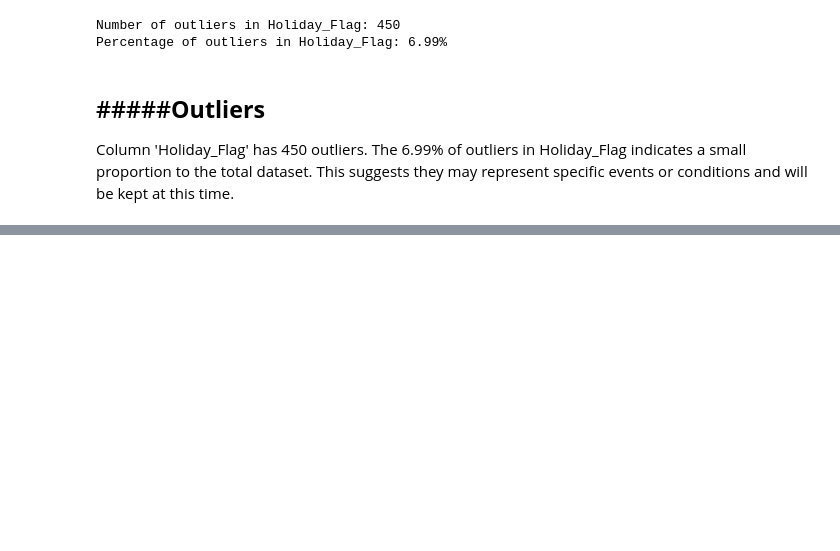
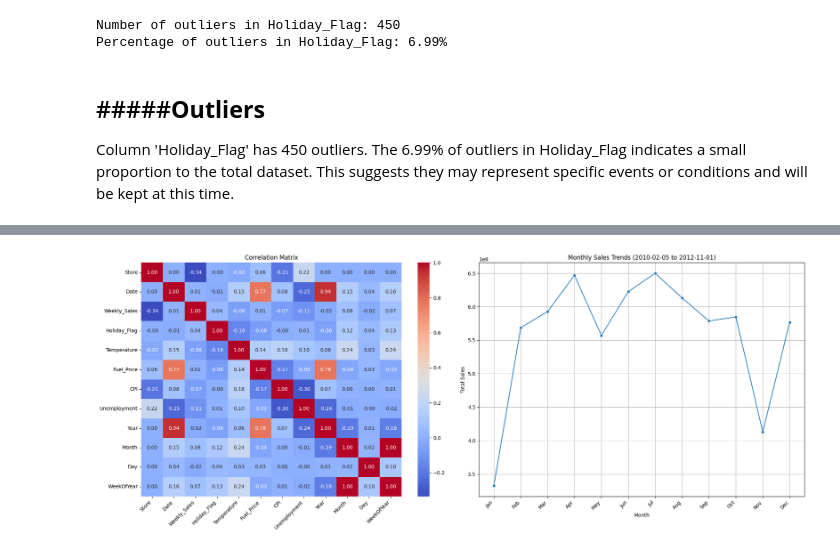
Before and after one commit to klbailey/ADA, a Jupyter notebook: Walmart_Demand_Forecasting_Final_Project_2ipynb.ipynb, the cells around one changed output, grey strips where cells are left out. Cells and saved outputs as stored; diff of their text form; code cells hidden in the pictures; blank space fills up the shorter version.

```diff
--- a/Walmart_Demand_Forecasting_Final_Project_2ipynb.ipynb
+++ b/Walmart_Demand_Forecasting_Final_Project_2ipynb.ipynb
@@ -93,6 +94,25 @@ else:
     print(f"There are {missing_values} missing values in the DataFrame.")
 print()
 
+#Check for duplicates
+duplicate_rows = df[df.duplicated()]
+if not duplicate_rows.empty:
+    print("Duplicate rows found in the DataFrame:")
+    print(duplicate_rows)
+else:
+    print("No duplicate rows found in the DataFrame.")
+print()
+
+# Check for unique values (Store expected to have unique identifier; Year, Month, day, WeekOfYear derived from Date are used for
+# time-series analysis, trends, patterns, etc so need to ensur uniqueness here. Other columns are continuous or categorical that do not
+# require unique check)
+columns_to_check_unique = ['Store', 'Year', 'Month', 'Day', 'WeekOfYear']
+for col in columns_to_check_unique:
+    unique_values = df[col].unique()
+    print(f"Unique values in '{col}':")
+    print(unique_values)
+    print()
+
 # Descriptive statistics
 print("Descriptive Statistics:")
 print(df.describe())
@@ -314,0 +319,58 @@ Low variance: anaemia, diabetes, high_blood_pressure, sex, smoking, DEATH_EVENT
+# %%
+# Correlation matrix visualization
+correlation_matrix = df.corr()
+plt.figure(figsize=(20, 8))  # Adjust figsize as needed
+plt.subplot(1, 2, 1)
+sns.heatmap(correlation_matrix, annot=True, cmap='coolwarm', fmt=".2f")
+plt.xticks(rotation=45, ha='right')
+plt.title('Correlation Matrix')
+
+# Monthly sales trends visualization
+plt.subplot(1, 2, 2)
+monthly_sales = df.groupby('Month')['Weekly_Sales'].sum()
+sns.lineplot(x=monthly_sales.index, y=monthly_sales.values, marker='o')
+plt.xticks(range(1, 13), ['Jan', 'Feb', 'Mar', 'Apr', 'May', 'Jun', 'Jul', 'Aug', 'Sep', 'Oct', 'Nov', 'Dec'], rotation=45, ha='right')
+plt.xlabel('Month')
+plt.ylabel('Total Sales')
+plt.title('Monthly Sales Trends (2010-02-05 to 2012-11-01)')
+plt.grid(True)
+
+# Adjust layout
+plt.tight_layout()
+plt.show()
+
+# Define thresholds for interpreting correlations
+moderate_corr_threshold = 0.5
+high_corr_threshold = 0.7
+
+# Function to summarize correlations
+def summarize_correlations(corr_matrix):
+    print("Correlation Summaries:")
+    visited_pairs = set()  # To keep track of visited pairs
+    for i, col in enumerate(corr_matrix.columns):
+        for j, row in enumerate(corr_matrix.index):
+            if i != j:  # Exclude self-correlation (diagonal elements)
+                pair = tuple(sorted([row, col]))  # Sort pair to avoid duplicate output
+                if pair not in visited_pairs:
+                    visited_pairs.add(pair)
+                    correlation = corr_matrix.loc[row, col]  # Access correlation value
+                    if abs(correlation) >= high_corr_threshold:
+                        print(f"{row} and {col}: There is a high correlation ({correlation:.4f}).")
+                    elif abs(correlation) >= moderate_corr_threshold:
+                        print(f"{row} and {col}: There is a moderate correlation ({correlation:.4f}).")
+
+# Print correlation summaries
+summarize_correlations(correlation_matrix)
+print()
+
+# Variance
+numeric_cols = df.select_dtypes(include=['int64', 'float64']).columns
+
+# Calculate variance for each numeric column
+variances = df[numeric_cols].var()
+
+# Print or inspect the variances
+print("Variance for each numeric column:")
+print(variances)
+# %% [output]
+[figure, added]
```
Also changed, not shown: parts of 17 cells of this notebook.
